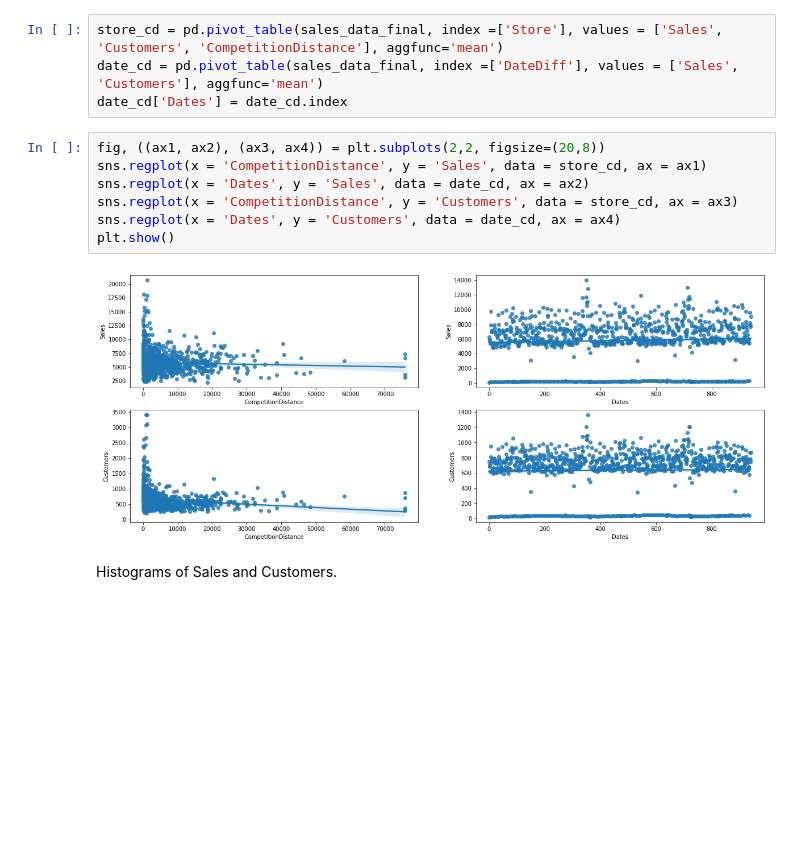
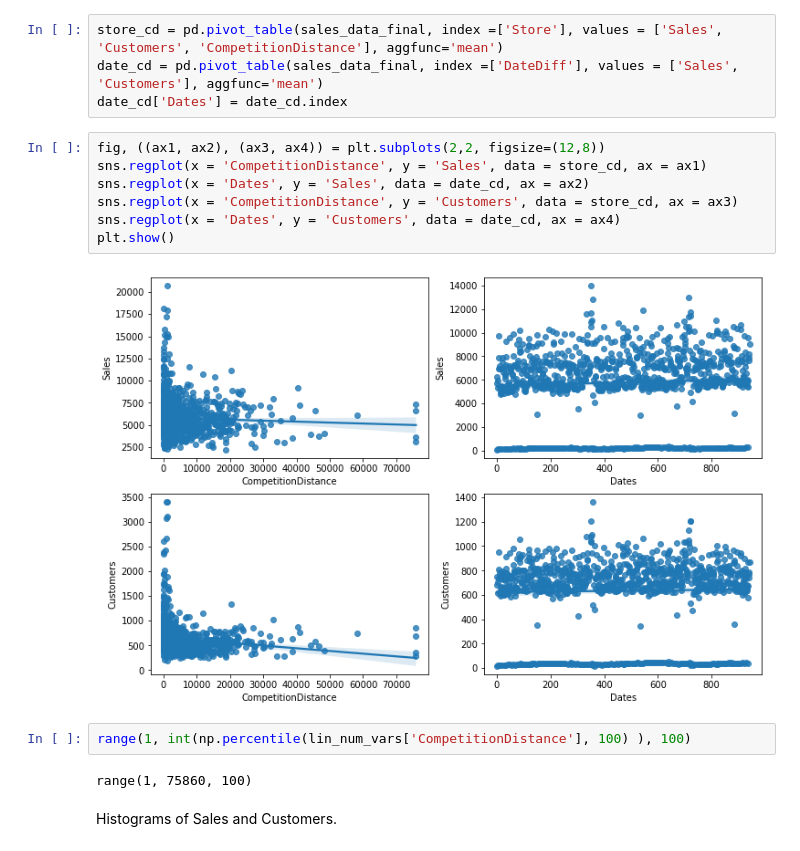
Before and after one commit to AkshayAgr/rossmann-sales-prediction, a Jupyter notebook: Rossmann_Sales_Prediction_Capstone_Project.ipynb, the cells around one changed output. Cells and saved outputs as stored; diff of their text form; blank space fills up the shorter version.

```diff
--- a/Rossmann_Sales_Prediction_Capstone_Project.ipynb
+++ b/Rossmann_Sales_Prediction_Capstone_Project.ipynb
@@ -386,14 +395,18 @@ store_cd = pd.pivot_table(sales_data_final, index =['Store'], values = ['Sales',
 date_cd = pd.pivot_table(sales_data_final, index =['DateDiff'], values = ['Sales', 'Customers'], aggfunc='mean')
 date_cd['Dates'] = date_cd.index
 # %%
-fig, ((ax1, ax2), (ax3, ax4)) = plt.subplots(2,2, figsize=(20,8))
+fig, ((ax1, ax2), (ax3, ax4)) = plt.subplots(2,2, figsize=(12,8))
 sns.regplot(x = 'CompetitionDistance', y = 'Sales', data = store_cd, ax = ax1)
 sns.regplot(x = 'Dates', y = 'Sales', data = date_cd, ax = ax2)
 sns.regplot(x = 'CompetitionDistance', y = 'Customers', data = store_cd, ax = ax3)
 sns.regplot(x = 'Dates', y = 'Customers', data = date_cd, ax = ax4)
 plt.show()
 # %% [output]
-[figure, old version]
+[figure, new version]
+# %%
+range(1, int(np.percentile(lin_num_vars['CompetitionDistance'], 100) ), 100)
+# %% [output]
+range(1, 75860, 100)
 # %% [markdown]
 Histograms of Sales and Customers.
 # %%
```
Also changed, not shown: parts of 11 cells of this notebook.
